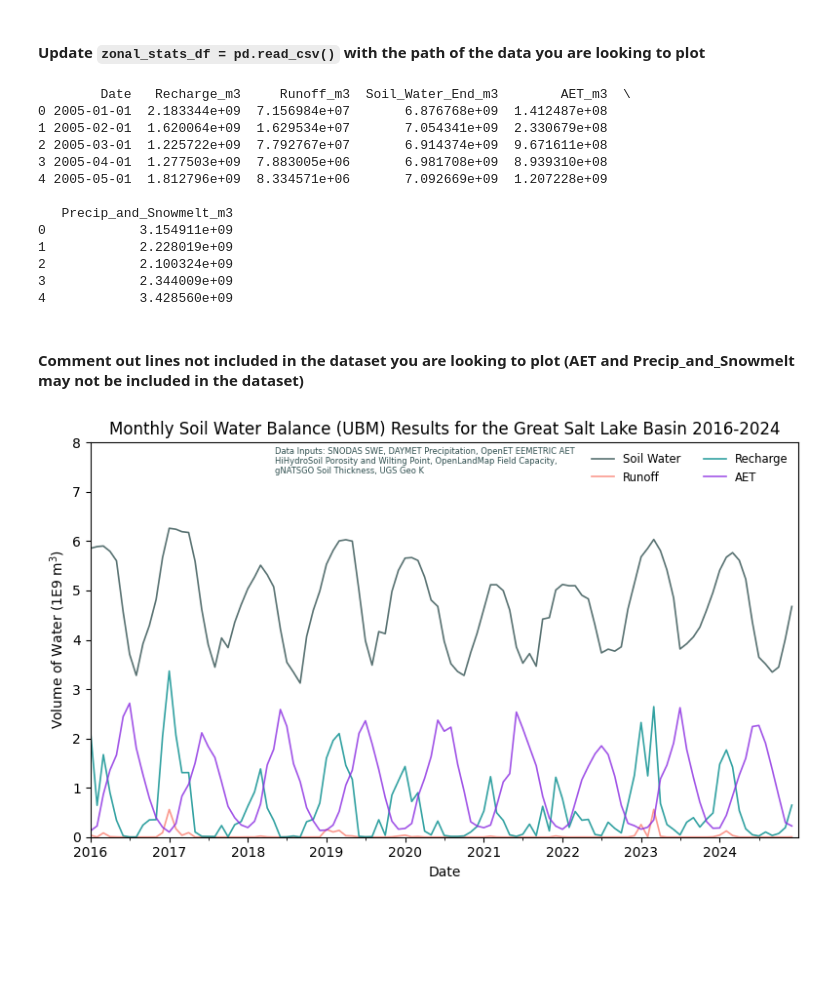
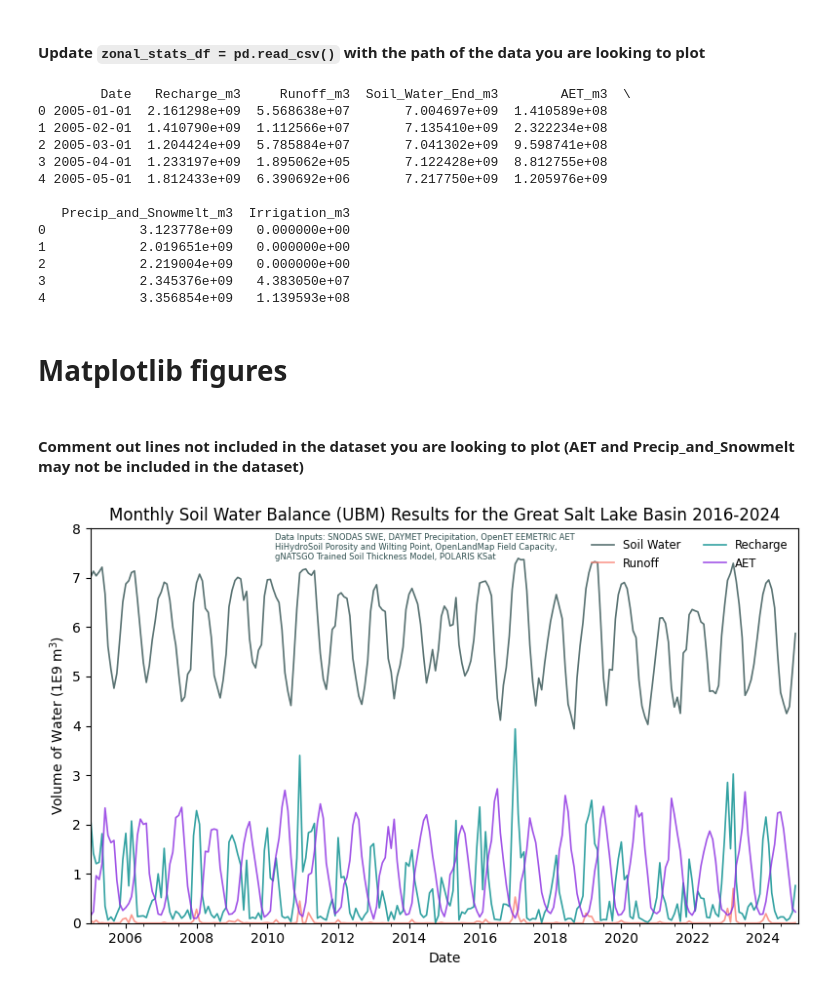
Before and after one commit to radwinskis/GEE_UBM, a Jupyter notebook: zonal_stats_plotting.ipynb, the cells around one changed output. Drawn from its saved outputs; the diff is of its cells as text; code cells hidden in the pictures; blank space fills up the shorter version.

```diff
--- a/zonal_stats_plotting.ipynb
+++ b/zonal_stats_plotting.ipynb
@@ -23,46 +23,50 @@ UT_boundary = ee.FeatureCollection("projects/ut-gee-ugs-bsf-dev/assets/Utah_Regi
 # %% [markdown]
 #### Update `zonal_stats_df = pd.read_csv()` with the path of the data you are looking to plot
 # %%
-zonal_stats_df = pd.read_csv('C:\\Users\\mradwin\\Documents\\Utah Soil Water Balance\\Zonal_Stats_Timeseries\\GSL_Basin\\Modified_UBM_1_UT_RF1kmST_POLARISPor_OLMFC_HHSWP_POLARISKsatM_DAYMETSNODASM_OPENETEEMETRIC_M_m3_Zonal_Stats_GSL_Basin_Watershed.csv')
+# zonal_stats_df = pd.read_csv('C:\\Users\\mradwin\\Documents\\Utah Soil Water Balance\\Zonal_Stats_Timeseries\\GSL_Basin\\Mod_UBM_1_RF1kmST_POLPor_OLMFC_HHSWP_POLKsatM_DAYMETSNOM_ETEEMETRIC_IRRIm_M_m3_Zonal_Stats_GSL_Basin_Watershed.csv')
+# zonal_stats_df = pd.read_csv('C:\\Users\\mradwin\\Documents\\Utah Soil Water Balance\\Zonal_Stats_Timeseries\\All_Watersheds\\GSL_Basin_Watershed\\Mod_UBM_1_RF1kmST_POLPor_OLMFC_HHSWP_POLKsatM_DAYMETSNOM_ETEEMETRIC_IRRIm_M_m3_Zonal_Stats_GSL_Basin.csv')
+zonal_stats_df = pd.read_csv('C:\\Users\\mradwin\\Documents\\Utah Soil Water Balance\\Zonal_Stats_Timeseries\\All_Watersheds\\GSL_Basin_Watershed\\Mod_UBM_1_RF1kmST_POLPor_OLMFC_HHSWP_POLKsatM_PRISMSNOM_ETEEMETRIC_IRRIm_M_m3_Zonal_Stats_GSL_Basin.csv')
 zonal_stats_df['Date'] = pd.to_datetime(zonal_stats_df['Date'])
 print(zonal_stats_df.head())
 # %% [output]
         Date   Recharge_m3     Runoff_m3  Soil_Water_End_m3        AET_m3  \
-0 2005-01-01  2.183344e+09  7.156984e+07       6.876768e+09  1.412487e+08
-1 2005-02-01  1.620064e+09  1.629534e+07       7.054341e+09  2.330679e+08
-2 2005-03-01  1.225722e+09  7.792767e+07       6.914374e+09  9.671611e+08
-3 2005-04-01  1.277503e+09  7.883005e+06       6.981708e+09  8.939310e+08
-4 2005-05-01  1.812796e+09  8.334571e+06       7.092669e+09  1.207228e+09
+0 2005-01-01  2.161298e+09  5.568638e+07       7.004697e+09  1.410589e+08
+1 2005-02-01  1.410790e+09  1.112566e+07       7.135410e+09  2.322234e+08
+2 2005-03-01  1.204424e+09  5.785884e+07       7.041302e+09  9.598741e+08
+3 2005-04-01  1.233197e+09  1.895062e+05       7.122428e+09  8.812755e+08
+4 2005-05-01  1.812433e+09  6.390692e+06       7.217750e+09  1.205976e+09
 
-   Precip_and_Snowmelt_m3
-0            3.154911e+09
-1            2.228019e+09
-2            2.100324e+09
-3            2.344009e+09
-4            3.428560e+09
+   Precip_and_Snowmelt_m3  Irrigation_m3
+0            3.123778e+09   0.000000e+00
+1            2.019651e+09   0.000000e+00
+2            2.219004e+09   0.000000e+00
+3            2.345376e+09   4.383050e+07
+4            3.356854e+09   1.139593e+08
+# %% [markdown]
+# Matplotlib figures
 # %% [markdown]
 #### Comment out lines not included in the dataset you are looking to plot (AET and Precip_and_Snowmelt may not be included in the dataset)
 # %%
 markersize = 0
 alpha = 0.8
 linewidth = 1.2
 plt.figure(figsize=(8,5))
 plt.plot(zonal_stats_df['Date'], zonal_stats_df['Soil_Water_End_m3'], marker='o', color='darkslategrey', markersize=markersize, linewidth=linewidth, alpha=alpha, label='Soil Water')
 plt.plot(zonal_stats_df['Date'], zonal_stats_df['Runoff_m3'], marker='o', color='salmon', markersize=markersize, linewidth=linewidth, alpha=alpha, label='Runoff')
 plt.plot(zonal_stats_df['Date'], zonal_stats_df['Recharge_m3'], marker='o', color='darkcyan', markersize=markersize, linewidth=linewidth, alpha=alpha, label='Recharge') #darkorchid
 plt.plot(zonal_stats_df['Date'], zonal_stats_df['AET_m3'], marker='o', color='blueviolet', markersize=markersize, linewidth=linewidth, alpha=alpha, label='AET')
 # plt.plot(zonal_stats_df['Date'], zonal_stats_df['Precip_and_Snowmelt_m3'], marker='o', color='deepskyblue', markersize=markersize, linewidth=linewidth, alpha=alpha, label='Precipitation and Snowmelt')
-plt.xlim(pd.Timestamp('2016-01-01'), pd.Timestamp('2024-12-31'))
+plt.xlim(pd.Timestamp('2005-01-01'), pd.Timestamp('2024-12-31'))
 plt.gca().xaxis.set_minor_locator(mdates.MonthLocator(7))
 plt.gca().yaxis.get_offset_text().set_visible(False)
 plt.ylim(0, 8E9)
 plt.title('Monthly Soil Water Balance (UBM) Results for the Great Salt Lake Basin 2016-2024')
 plt.xlabel('Date')
 plt.ylabel('Volume of Water (1E9 m$^3$)')
 plt.legend(loc='upper right', fontsize='small', frameon=False, ncol=2)
-plt.annotate('Data Inputs: SNODAS SWE, DAYMET Precipitation, OpenET EEMETRIC AET\nHiHydroSoil Porosity and Wilting Point, OpenLandMap Field Capacity,\ngNATSGO Soil Thickness, UGS Geo K', xy=(0,0), xycoords='figure fraction', xytext=(175,305), textcoords='offset points', ha='left', va='bottom', fontsize=6, color='darkslategray')
+plt.annotate('Data Inputs: SNODAS SWE, DAYMET Precipitation, OpenET EEMETRIC AET\nHiHydroSoil Porosity and Wilting Point, OpenLandMap Field Capacity,\ngNATSGO Trained Soil Thickness Model, POLARIS KSat', xy=(0,0), xycoords='figure fraction', xytext=(175,305), textcoords='offset points', ha='left', va='bottom', fontsize=6, color='darkslategray')
 plt.tight_layout()
 # plt.savefig('C:\\Users\\mradwin\\Documents\\Utah Soil Water Balance\\Figures\\Aggregated_Modified1_UBM_UT_HSPor_OLMFC_HSWP_UGSGK_DAYMETSNODAS_OPENET_M\\GSL_Basin_UBM_M1_Soil_Water_Balance_2016_2024.png', dpi=600)
 plt.show()
 # %% [output]
-[figure, old version]
+[figure, new version]
```
Also changed, not shown: parts of 10 cells of this notebook, 7 other files.
